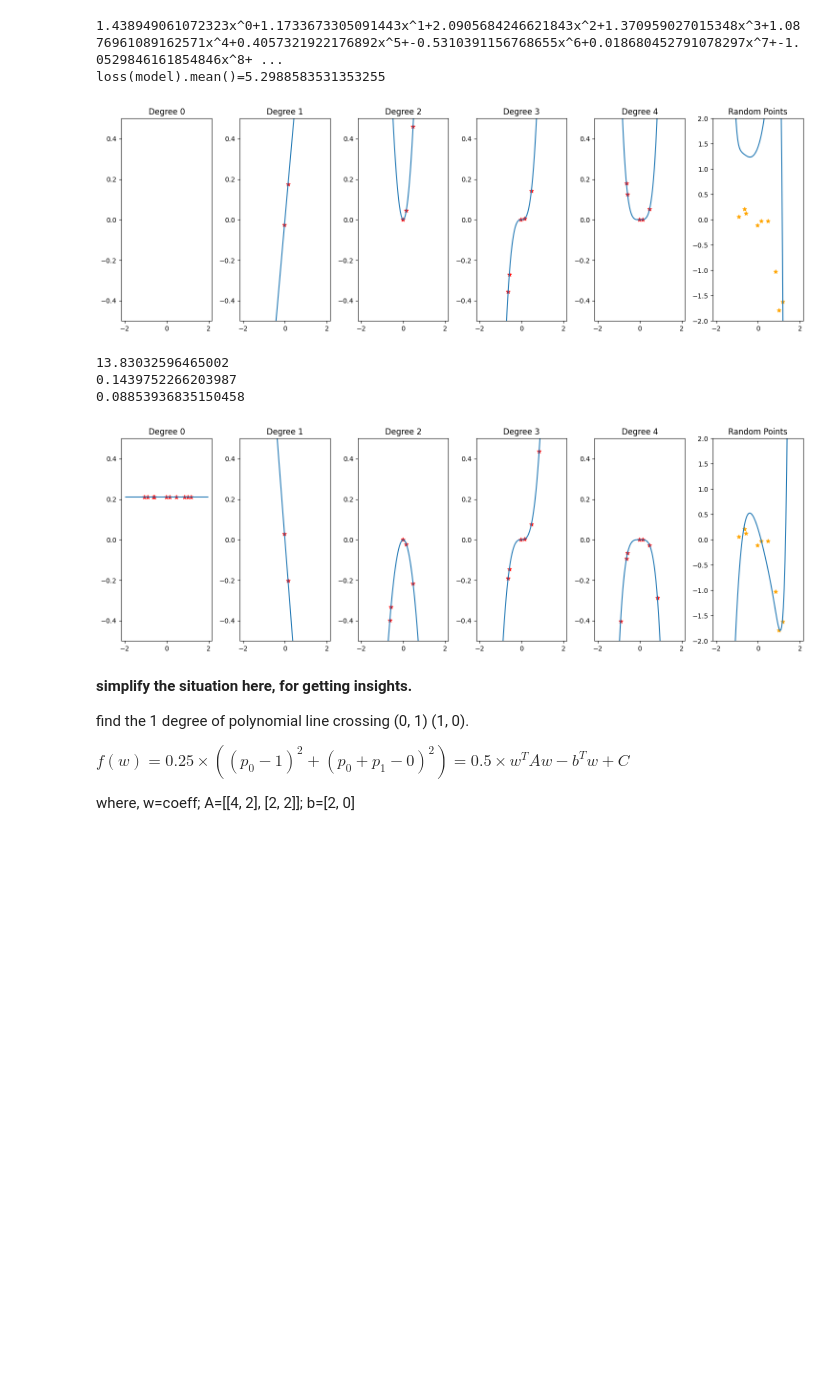
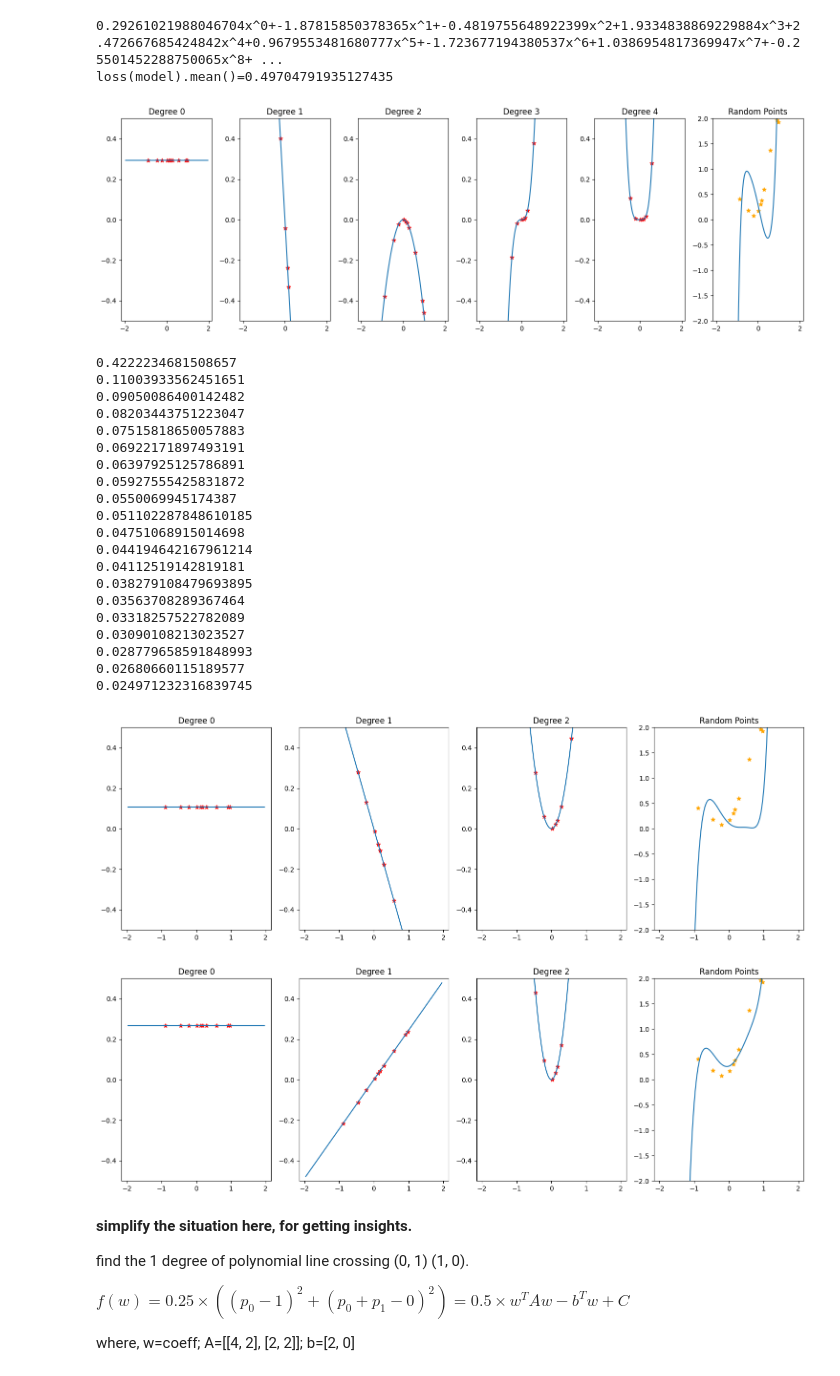
Before and after one commit to yoonhero/mmmm, a Jupyter notebook: natural_gradient.ipynb, the cells around one changed output. Drawn from its saved outputs; the diff is of its cells as text; code cells hidden in the pictures; blank space fills up the shorter version.

```diff
--- a/natural_gradient.ipynb
+++ b/natural_gradient.ipynb
@@ -2,7 +2,7 @@
 import numpy as np
 import matplotlib.pyplot as plt
 dof = 10
-x = np.random.randn(dof) # np.arange(10)
+x = np.random.randn(dof)/2 # np.arange(10)
 def make_polynomial(vector, _dof=None):
     if not _dof: _dof = dof
     b = vector.shape[0]
@@ -20,46 +20,62 @@ print("+".join([f"{pi}x^{degree}" for degree, pi in enumerate(model)]))
 def loss(model): return 0.5 * (Z @ model  - d) ** 2
 print(f"{loss(model).mean()=}")
 
-def make_polynomial_plot(model):
-    fig, ax = plt.subplots(1, 6, figsize=(15, 5))
+def make_polynomial_plot(model, x, d, dof=10, total_plots=5):
+    fig, ax = plt.subplots(1, total_plots+1, figsize=(15, 5))
     space = np.linspace(-1.96, 1.96, 100) # 2sigma?
-    for degree in range(dof)[:5]:
+    for degree in range(dof)[:total_plots]:
         pi = model[degree]
         graph = space ** degree * pi
         ax[degree].plot(space, graph)
         ax[degree].scatter(x, pi * x ** degree, marker="*", color="r")
         ax[degree].set_title(f"Degree {degree}")
         ax[degree].set_ylim(-0.5, 0.5)
-    ax[5].set_title("Random Points")
-    ax[5].plot(space, make_polynomial(space) @ model)
-    ax[5].scatter(x, d, marker="*", color="orange")
-    ax[5].set_ylim(-2, 2)
+    ax[total_plots].set_title("Random Points")
+    ax[total_plots].plot(space, make_polynomial(space, dof) @ model)
+    ax[total_plots].scatter(x, d, marker="*", color="orange")
+    ax[total_plots].set_ylim(-2, 2)
     fig.tight_layout()
     return
 
-_ = make_polynomial_plot(model)
+_ = make_polynomial_plot(model, x, d)
 # %% [output]
-1.438949061072323x^0+1.1733673305091443x^1+2.0905684246621843x^2+1.370959027015348x^3+1.0876961089162571x^4+0.4057321922176892x^5+-0.5310391156768655x^6+0.018680452791078297x^7+-1.0529846161854846x^8+ ...
-loss(model).mean()=5.2988583531353255
+0.29261021988046704x^0+-1.87815850378365x^1+-0.4819755648922399x^2+1.9334838869229884x^3+2.472667685424842x^4+0.9679553481680777x^5+-1.723677194380537x^6+1.0386954817369947x^7+-0.25501452288750065x^8+ ...
+loss(model).mean()=0.49704791935127435
-[figure, old version]
+[figure, new version]
 # %%
 # minimize 1/2(model(Z)-d)^2
 # dL/dw => below ((Z @ model - d) * Z).mean(axis=0)
-model = np.random.randn(dof)
-# x = np.linspace(-0.5, 0.5, 100)
-# Z = make_polynomial(x)
-# d = Z @ (ps:=np.random.randn(10))
+model = np.random.randn(10)
 alpha = 0.1
-for i in range(30):
+make_polynomial_plot(model, x, d, total_plots=3)
+for i in range(200):
     if i % 10 == 0:
         print(loss(model).mean())
     model -= alpha * ((Z @ model - d).reshape(-1, 1) * Z).mean(axis=0)
-_ = make_polynomial_plot(model)
+make_polynomial_plot(model, x, d, total_plots=3)
 # %% [output]
-13.83032596465002
-0.1439752266203987
-0.08853936835150458
+0.4222234681508657
+0.11003933562451651
+0.09050086400142482
+0.08203443751223047
+0.07515818650057883
+0.06922171897493191
+0.06397925125786891
+0.05927555425831872
+0.0550069945174387
+0.051102287848610185
+0.04751068915014698
+0.044194642167961214
+0.04112519142819181
+0.038279108479693895
+0.03563708289367464
+0.03318257522782089
+0.03090108213023527
+0.028779658591848993
+0.02680660115189577
+0.024971232316839745
-[figure, old version]
+[figure, new version]
+[figure, added]
 # %% [markdown]
 **simplify the situation here, for getting insights.**
 
```
Also changed, not shown: parts of 14 cells of this notebook.
